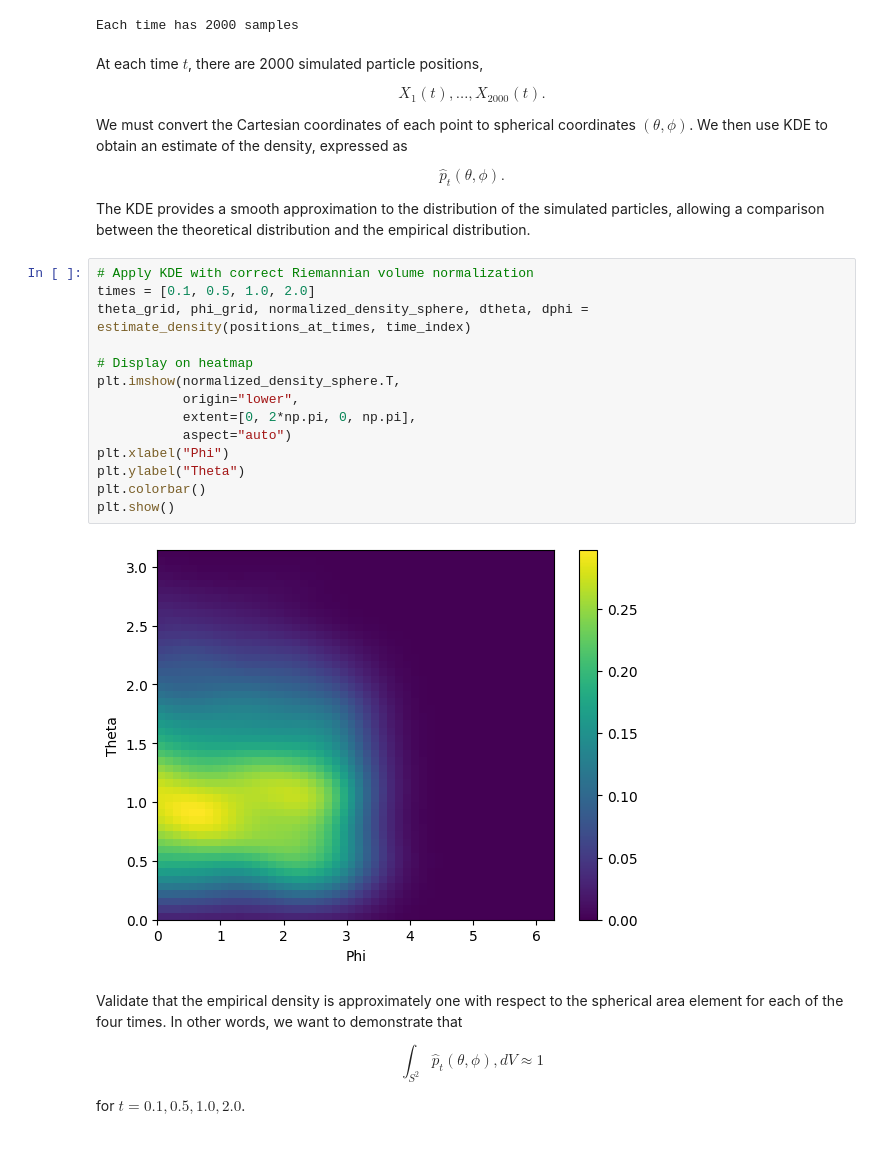
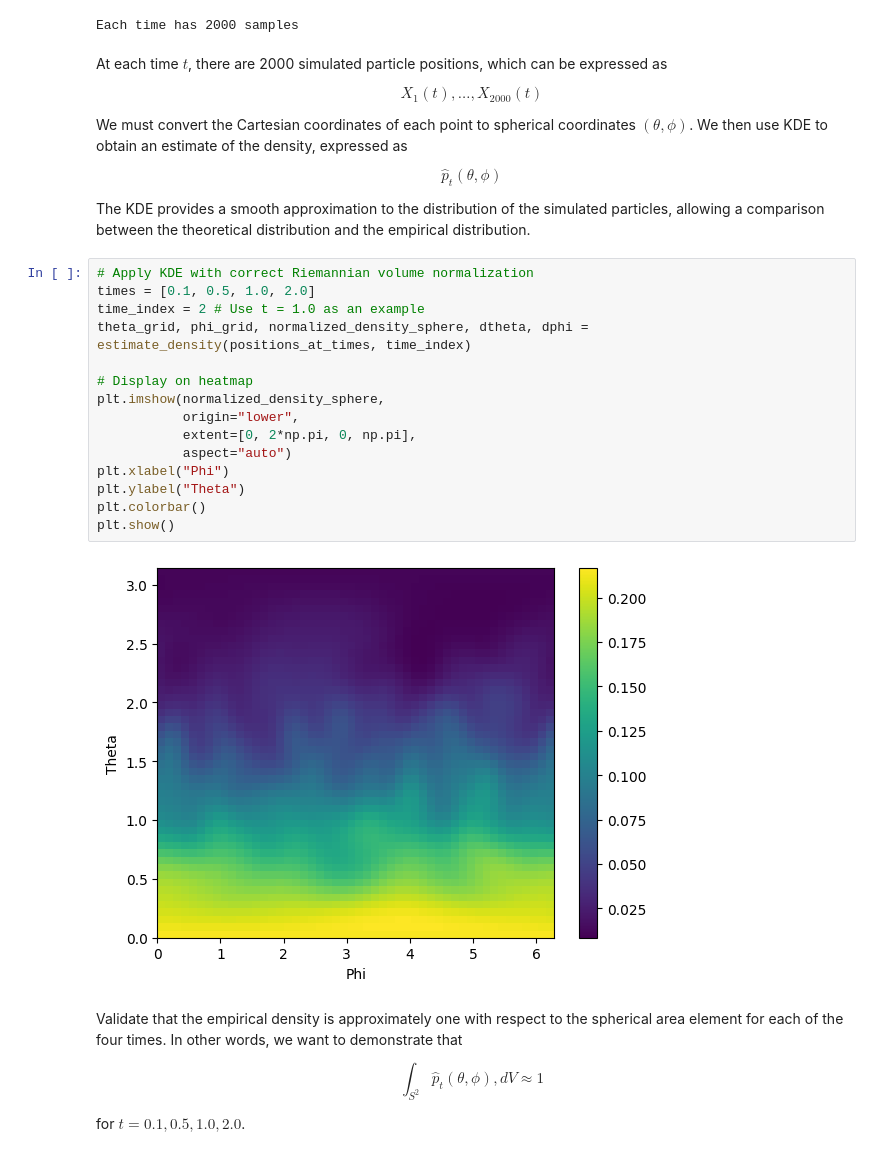
Before and after one commit to jeanjacquesstleroux/wanderwalk, a Jupyter notebook: notebooks/Notebook-04.ipynb, the cells around one changed output. Cells and saved outputs as stored; diff of their text form.

```diff
--- a/notebooks/Notebook-04.ipynb
+++ b/notebooks/Notebook-04.ipynb
@@ -88,35 +88,36 @@ print("Each time has 2000 samples")
 # %% [output]
 Each time has 2000 samples
 # %% [markdown]
-At each time $t$, there are 2000 simulated particle positions,
+At each time $t$, there are 2000 simulated particle positions, which can be expressed as
 
 $$
-X_1(t), \ldots, X_{2000}(t).
+X_1(t), \ldots, X_{2000}(t)
 $$
 
 We must convert the Cartesian coordinates of each point to spherical coordinates $(\theta, \phi)$. We then use KDE to obtain an estimate of the density, expressed as
 
 $$
-\hat{p}_t(\theta, \phi).
+\hat{p}_t(\theta, \phi)
 $$
 
 The KDE provides a smooth approximation to the distribution of the simulated particles, allowing a comparison between the theoretical distribution and the empirical distribution.
 # %%
 # Apply KDE with correct Riemannian volume normalization
 times = [0.1, 0.5, 1.0, 2.0]
+time_index = 2 # Use t = 1.0 as an example
 theta_grid, phi_grid, normalized_density_sphere, dtheta, dphi = estimate_density(positions_at_times, time_index)
 
 # Display on heatmap
-plt.imshow(normalized_density_sphere.T,
+plt.imshow(normalized_density_sphere,
            origin="lower",
            extent=[0, 2*np.pi, 0, np.pi],
            aspect="auto")
 plt.xlabel("Phi")
 plt.ylabel("Theta")
 plt.colorbar()
 plt.show()
 # %% [output]
-[figure, old version]
+[figure, new version]
 # %% [markdown]
 Validate that the empirical density is approximately one with respect to the spherical area element for each of the four times. In other words, we want to demonstrate that
 
```
Also changed, not shown: parts of 12 cells of this notebook, 1 other file.
